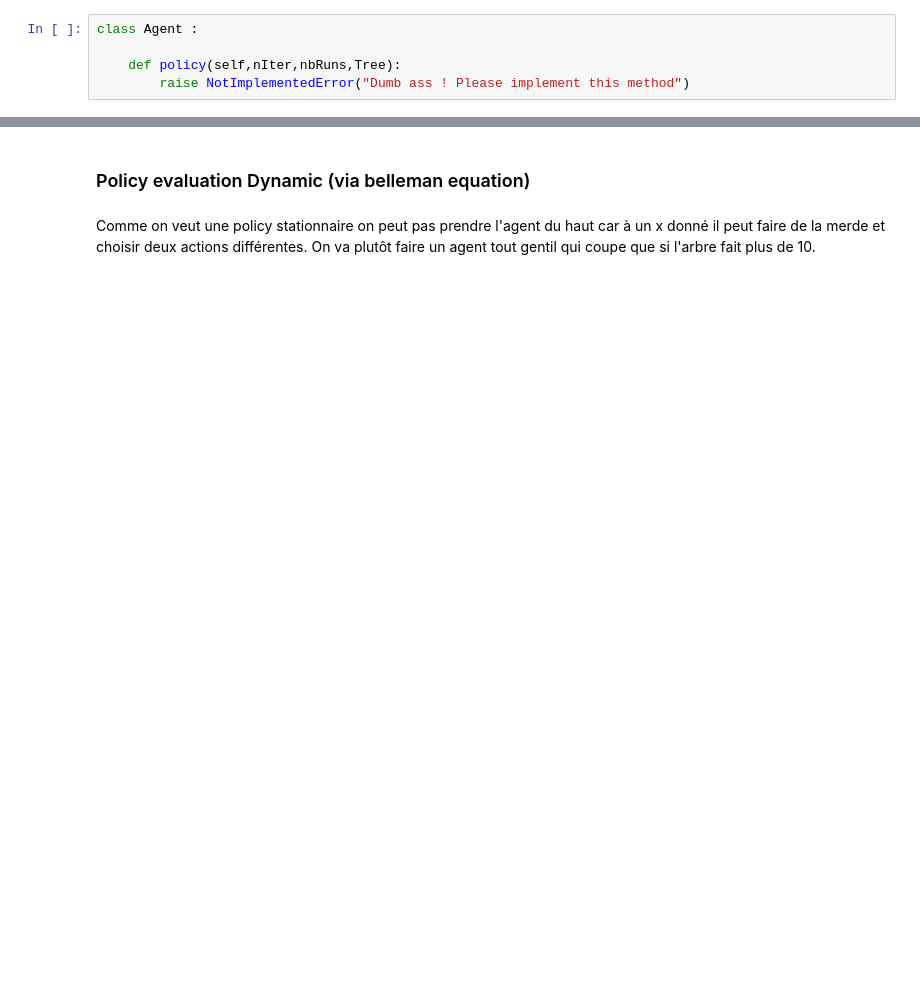
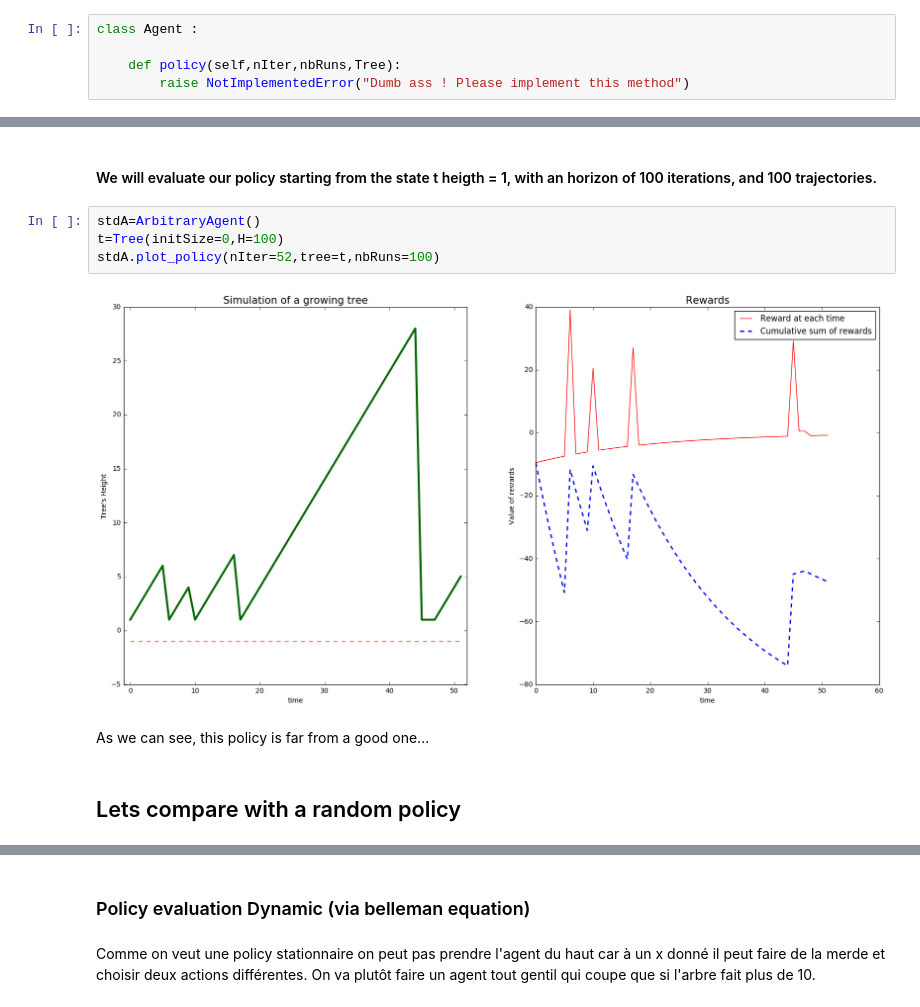
Before and after one commit to bigtdu53/tp1_reinforcment, a Jupyter notebook: tp1_reiforcment.ipynb, the cells around one changed output, grey strips where cells are left out. Saved outputs shown, nothing was run; the diff lists cells and outputs as text; blank space fills up the shorter version.

```diff
--- a/tp1_reiforcment.ipynb
+++ b/tp1_reiforcment.ipynb
@@ -221 +259,13 @@ On implémente d'abord un agent stupide qui ne coupe jamais son arbre
+# %% [markdown]
+#### We will evaluate our policy starting from the state t heigth = 1, with an horizon of 100 iterations, and 100 trajectories.
+# %%
+stdA=ArbitraryAgent()
+t=Tree(initSize=0,H=100)
+stdA.plot_policy(nIter=52,tree=t,nbRuns=100)
+# %% [output]
+[figure, added]
+# %% [markdown]
+As we can see, this policy is far from a good one...
+# %% [markdown]
+## Lets compare with a random policy
 # %%
```
Also changed, not shown: parts of 20 cells of this notebook.
